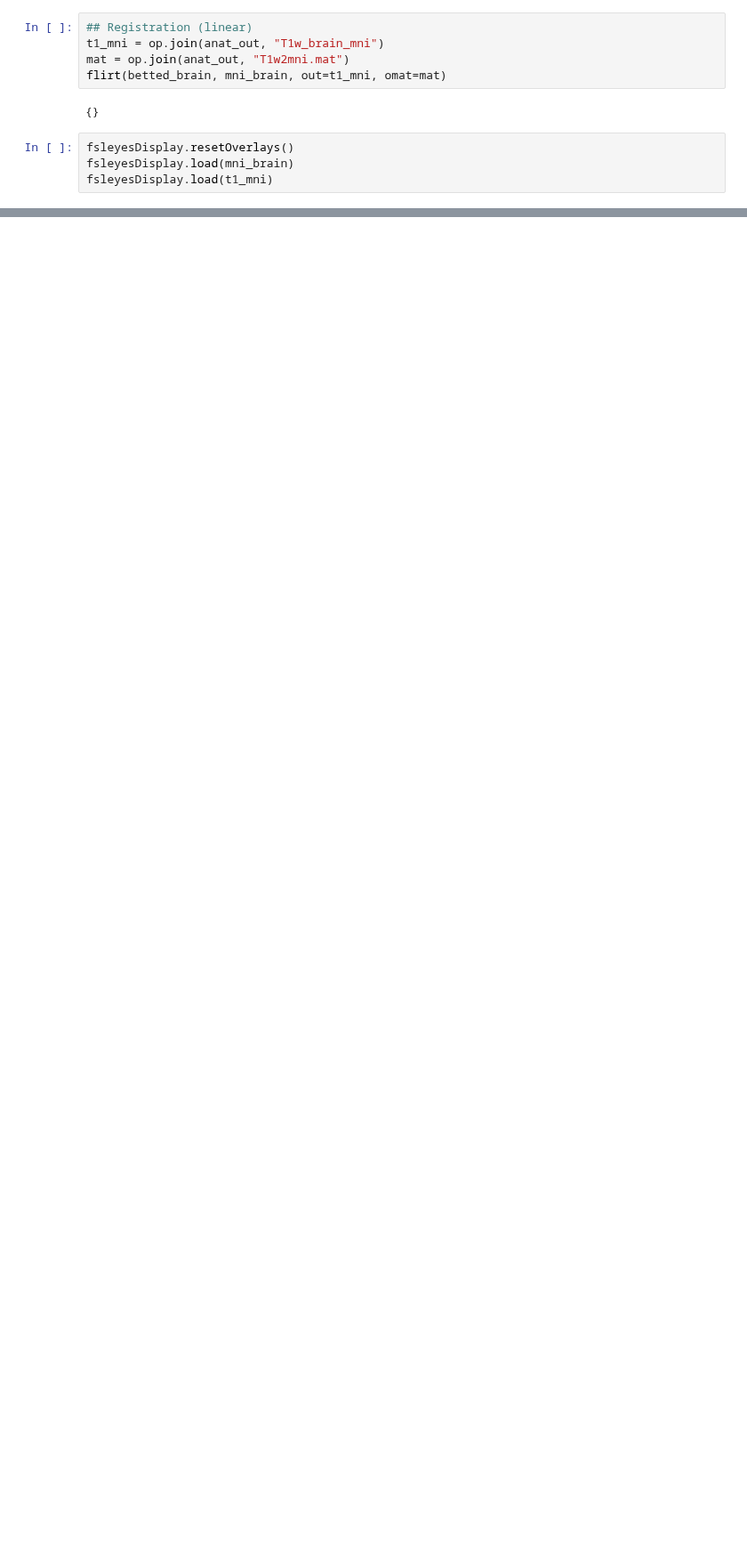
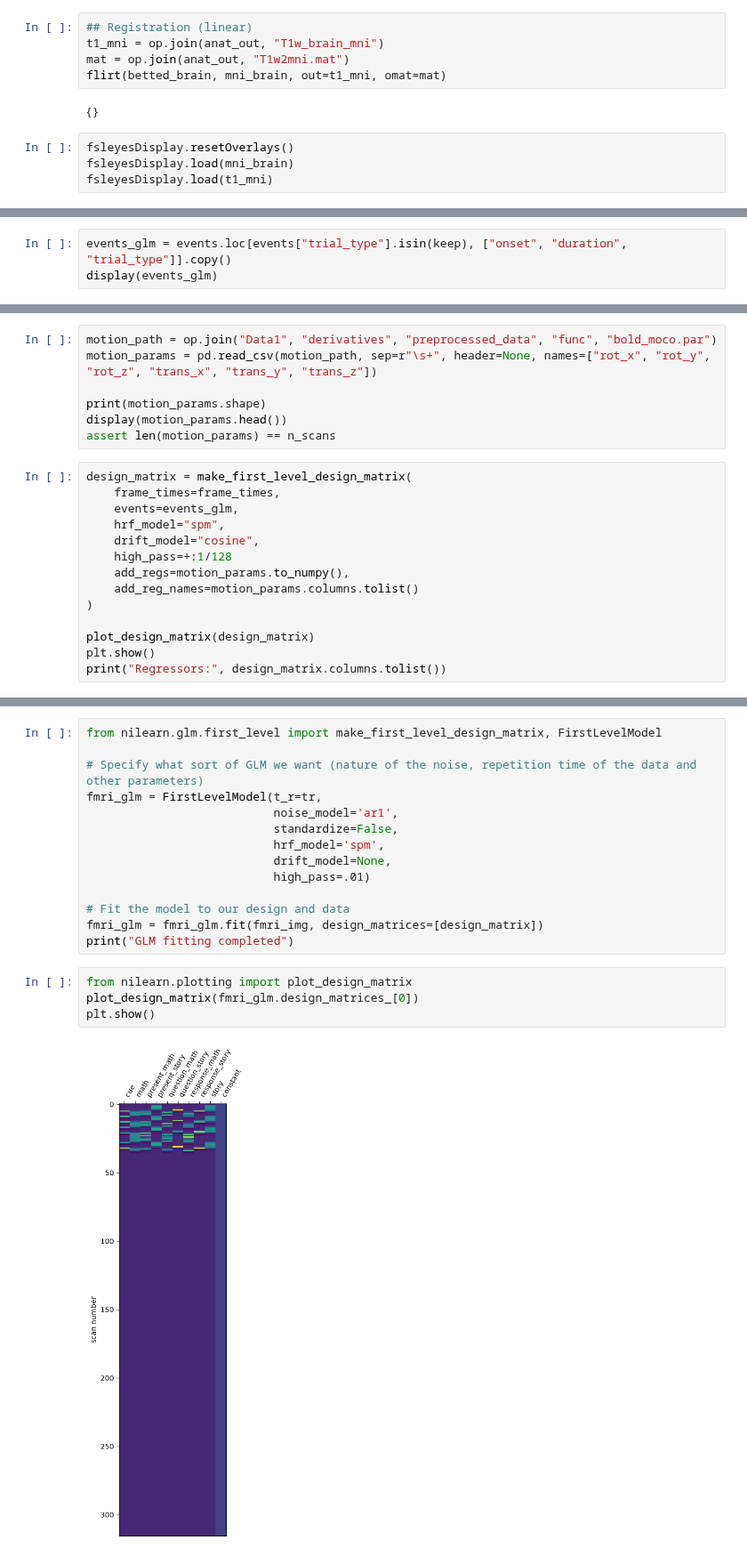
Before and after one commit to celiacst/Project1_NSSP, a Jupyter notebook: AC_code.ipynb, the cells around one changed output, grey strips where cells are left out. Shown at 89% size. Drawn from its saved outputs; the diff is of its cells as text; blank space fills up the shorter version.

```diff
--- a/AC_code.ipynb
+++ b/AC_code.ipynb
@@ -284,0 +308,3 @@ plt.savefig(op.join(fig_dir, "2c_overlay_noreg.png"), dpi=200, bbox_inches="tigh
+# %%
+events_glm = events.loc[events["trial_type"].isin(keep), ["onset", "duration", "trial_type"]].copy()
+display(events_glm)
@@ -284,0 +319,21 @@ plt.savefig(op.join(fig_dir, "2c_overlay_noreg.png"), dpi=200, bbox_inches="tigh
+# %%
+motion_path = op.join("Data1", "derivatives", "preprocessed_data", "func", "bold_moco.par")
+motion_params = pd.read_csv(motion_path, sep=r"\s+", header=None, names=["rot_x", "rot_y", "rot_z", "trans_x", "trans_y", "trans_z"])
+
+print(motion_params.shape)
+display(motion_params.head())
+assert len(motion_params) == n_scans
+# %%
+design_matrix = make_first_level_design_matrix(
+    frame_times=frame_times,
+    events=events_glm,
+    hrf_model="spm",
+    drift_model="cosine",
+    high_pass=+:1/128
+    add_regs=motion_params.to_numpy(),
+    add_reg_names=motion_params.columns.tolist()
+)
+
+plot_design_matrix(design_matrix)
+plt.show()
+print("Regressors:", design_matrix.columns.tolist())
@@ -284,0 +358,20 @@ plt.savefig(op.join(fig_dir, "2c_overlay_noreg.png"), dpi=200, bbox_inches="tigh
+# %%
+from nilearn.glm.first_level import make_first_level_design_matrix, FirstLevelModel
+
+# Specify what sort of GLM we want (nature of the noise, repetition time of the data and other parameters)
+fmri_glm = FirstLevelModel(t_r=tr,
+                           noise_model='ar1',
+                           standardize=False,
+                           hrf_model='spm',
+                           drift_model=None,
+                           high_pass=.01)
+
+# Fit the model to our design and data
+fmri_glm = fmri_glm.fit(fmri_img, design_matrices=[design_matrix])
+print("GLM fitting completed")
+# %%
+from nilearn.plotting import plot_design_matrix
+plot_design_matrix(fmri_glm.design_matrices_[0])
+plt.show()
+# %% [output]
+[figure, added]
```
Also changed, not shown: parts of 36 cells of this notebook.
